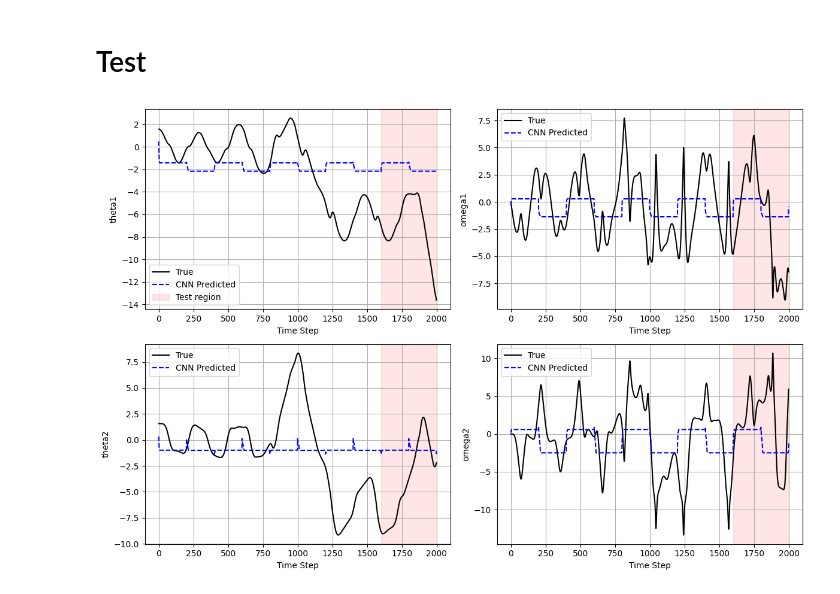
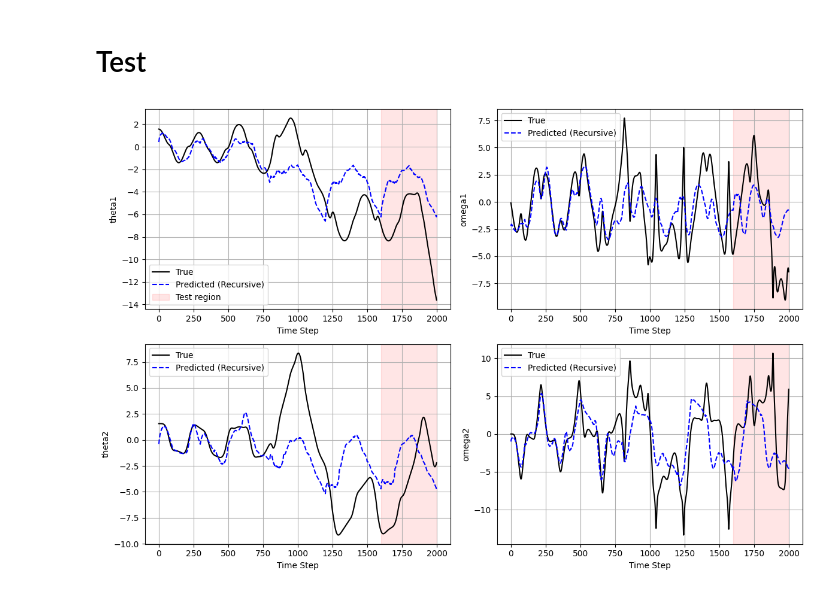
Before and after one commit to mmatinm/Deep-Learning-Projects, a Jupyter notebook: nonlinear-system-identification/identification.ipynb, the cells around one changed output. Drawn from its saved outputs; the diff is of its cells as text; code cells hidden in the pictures.

```diff
--- a/nonlinear-system-identification/identification.ipynb
+++ b/nonlinear-system-identification/identification.ipynb
@@ -395,22 +395,3 @@ plt.show()
 [figure]
 # %% [markdown]
 # CNN
-# %%
-class CNN(nn.Module):
-    def __init__(self, input_channels=5, output_size=4, hidden_channels=64):
-        super(CNN, self).__init__()
-        self.net = nn.Sequential(
-            nn.Conv1d(in_channels=input_channels, out_channels=hidden_channels, kernel_size=1),
-            nn.ReLU(),
-            nn.Conv1d(in_channels=hidden_channels, out_channels=hidden_channels, kernel_size=1),
-            nn.ReLU(),
-            nn.Conv1d(in_channels=hidden_channels, out_channels=output_size, kernel_size=1)
-        )
-
-    def forward(self, x):  # x: (batch, channels, seq_len=1)
-        x = self.net(x)  # output shape: (batch, output_channels, 1)
-        return x.squeeze(-1)  # → (batch, output_channels)
-
-model = CNN()
-optimizer = optim.Adam(model.parameters(), lr=0.003)
-criterion = nn.MSELoss()
@@ -479,38 +504,43 @@ Epoch [200/200], Loss: 0.977361
 # %%
 X_scaled_all = np.vstack([X_train_scaled, X_test_scaled])
 Y_scaled_all = np.vstack([Y_train_scaled, Y_test_scaled])
 
+initial_window = np.tile(X_scaled_all[0], (history_len, 1))  # (15, 5)
+history = initial_window.copy()
+Y_preds_scaled = []
+
 model.eval()
-Y_preds_scaled = []
-X_rec = X_scaled_all[0].copy().reshape(1, -1)
-
 with torch.no_grad():
     for t in range(len(X_scaled_all)):
-        X_input = torch.tensor(X_rec.T.reshape(1, 5, 1), dtype=torch.float32)
-        Y_pred = model(X_input).numpy().flatten()
-        Y_preds_scaled.append(Y_pred)
+        input_window = torch.tensor(history[-history_len:], dtype=torch.float32).unsqueeze(0)  # (1, 15, 5)
+        pred_scaled = model(input_window).numpy().flatten()
+        Y_preds_scaled.append(pred_scaled)
 
         if t < len(X_scaled_all) - 1:
             next_torque = X_scaled_all[t + 1, 0].reshape(1, 1)
-            X_rec = np.concatenate([next_torque, Y_pred.reshape(1, -1)], axis=1)
+            new_input = np.concatenate([next_torque, pred_scaled.reshape(1, -1)], axis=1)
+            history = np.vstack([history, new_input])
 
 Y_preds_scaled = np.array(Y_preds_scaled)
 Y_preds = scaler_Y.inverse_transform(Y_preds_scaled)
 Y_true = scaler_Y.inverse_transform(Y_scaled_all)
 
+# Plotting
 plt.figure(figsize=(12, 8))
 labels = ['theta1', 'omega1', 'theta2', 'omega2']
+time_all = np.arange(len(Y_true))
+
 for i in range(4):
     plt.subplot(2, 2, i + 1)
-    plt.plot(Y_true[:, i], label='True', color='black')
-    plt.plot(Y_preds[:, i], '--', label='CNN Predicted', color='blue')
-    plt.axvspan(split_idx, len(Y_true), color='red', alpha=0.1, label='Test region' if i == 0 else None)
-    plt.xlabel("Time Step")
+    plt.plot(time_all, Y_true[:, i], label='True', color='black')
+    plt.plot(time_all, Y_preds[:, i], '--', label='Predicted (Recursive)', color='blue')
+    plt.axvspan(split_idx, len(Y_true) - 1, color='red', alpha=0.1, label='Test region' if i == 0 else None)
+    plt.xlabel('Time Step')
     plt.ylabel(labels[i])
     plt.legend()
     plt.grid(True)
 
 plt.tight_layout()
 plt.show()
 # %% [output]
-[figure, old version]
+[figure, new version]
```
Also changed, not shown: parts of 5 cells of this notebook.
